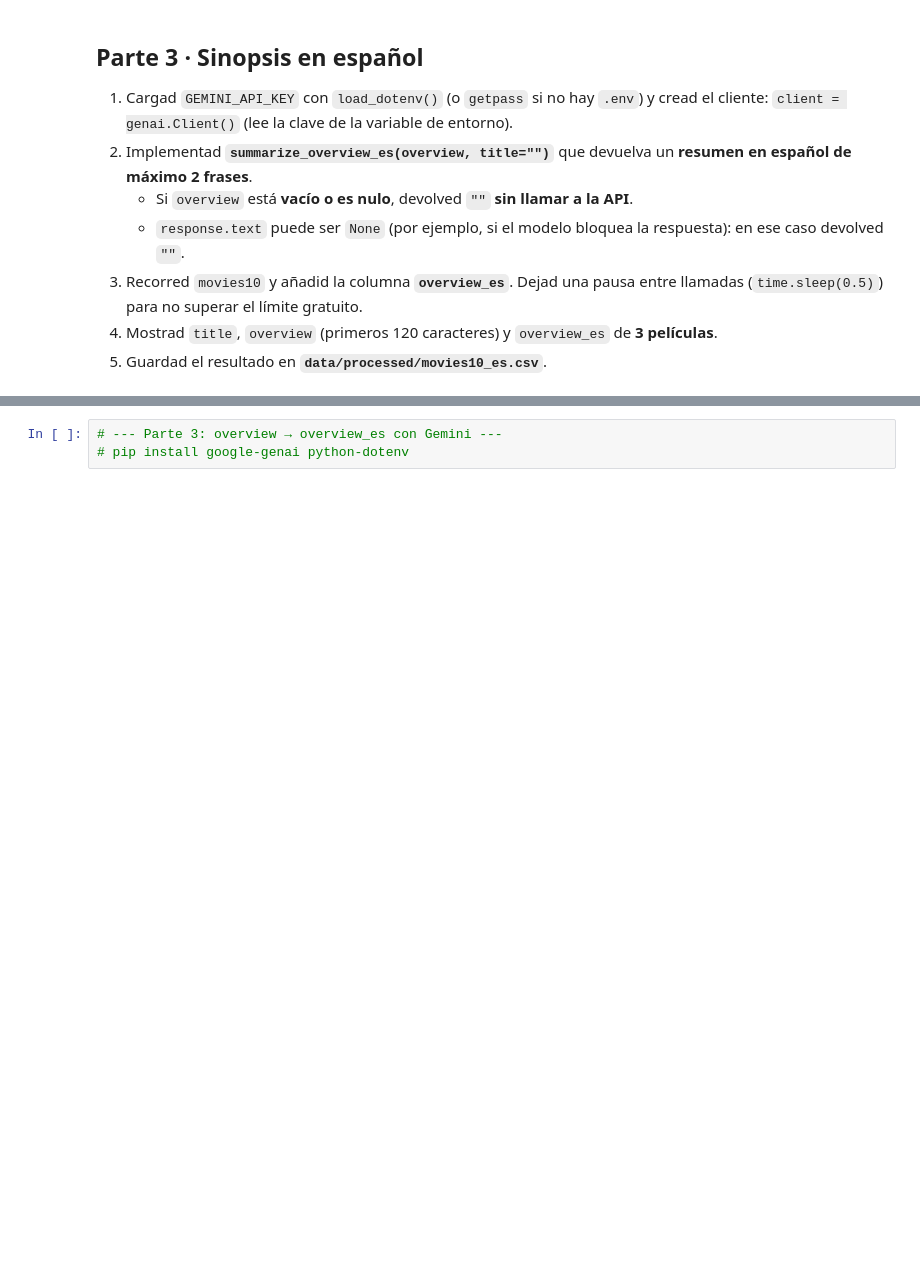
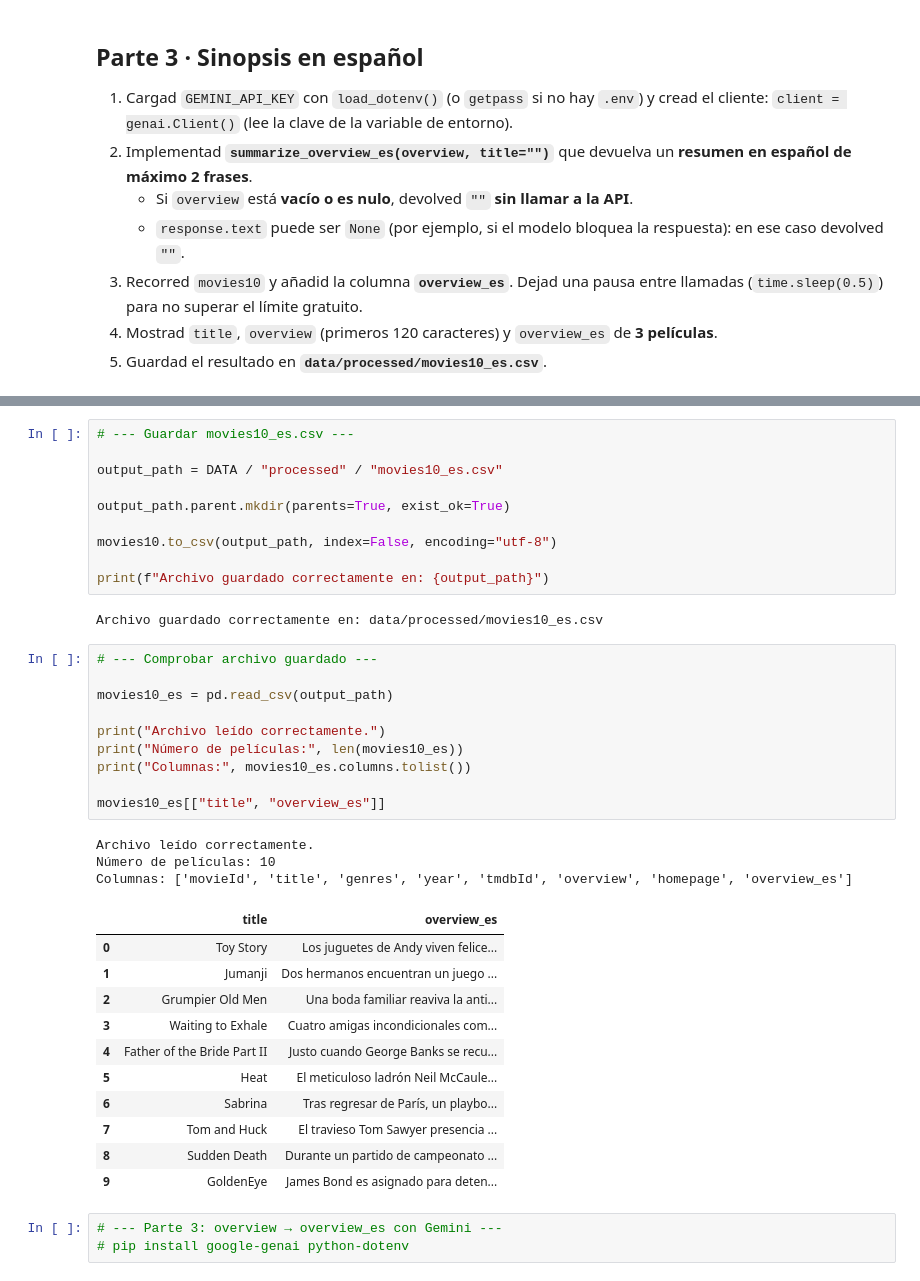
Before and after one commit to JaviRoma1984/tc-catalogo-peliculas, a Jupyter notebook: 04_gemini.ipynb, the cells around one changed output, grey strips where cells are left out. Drawn from its saved outputs; the diff is of its cells as text; blank space fills up the shorter version.

```diff
--- a/04_gemini.ipynb
+++ b/04_gemini.ipynb
@@ -64,3 +184,40 @@ movies10[["title", "overview"]]
+# %%
+# --- Guardar movies10_es.csv ---
+
+output_path = DATA / "processed" / "movies10_es.csv"
+
+output_path.parent.mkdir(parents=True, exist_ok=True)
+
+movies10.to_csv(output_path, index=False, encoding="utf-8")
+
+print(f"Archivo guardado correctamente en: {output_path}")
+# %% [output]
+Archivo guardado correctamente en: data/processed/movies10_es.csv
+# %%
+# --- Comprobar archivo guardado ---
+
+movies10_es = pd.read_csv(output_path)
+
+print("Archivo leído correctamente.")
+print("Número de películas:", len(movies10_es))
+print("Columnas:", movies10_es.columns.tolist())
+
+movies10_es[["title", "overview_es"]]
+# %% [output]
+Archivo leído correctamente.
+Número de películas: 10
+Columnas: ['movieId', 'title', 'genres', 'year', 'tmdbId', 'overview', 'homepage', 'overview_es']
+|  | title | overview_es |
+| 0 | Toy Story | Los juguetes de Andy viven felice... |
+| 1 | Jumanji | Dos hermanos encuentran un juego ... |
+| 2 | Grumpier Old Men | Una boda familiar reaviva la anti... |
+| 3 | Waiting to Exhale | Cuatro amigas incondicionales com... |
+| 4 | Father of the Bride Part II | Justo cuando George Banks se recu... |
+| 5 | Heat | El meticuloso ladrón Neil McCaule... |
+| 6 | Sabrina | Tras regresar de París, un playbo... |
+| 7 | Tom and Huck | El travieso Tom Sawyer presencia ... |
+| 8 | Sudden Death | Durante un partido de campeonato ... |
+| 9 | GoldenEye | James Bond es asignado para deten... |
 # %%
 # --- Parte 3: overview → overview_es con Gemini ---
 # pip install google-genai python-dotenv
```
Also changed, not shown: parts of 6 cells of this notebook, 1 other file.
